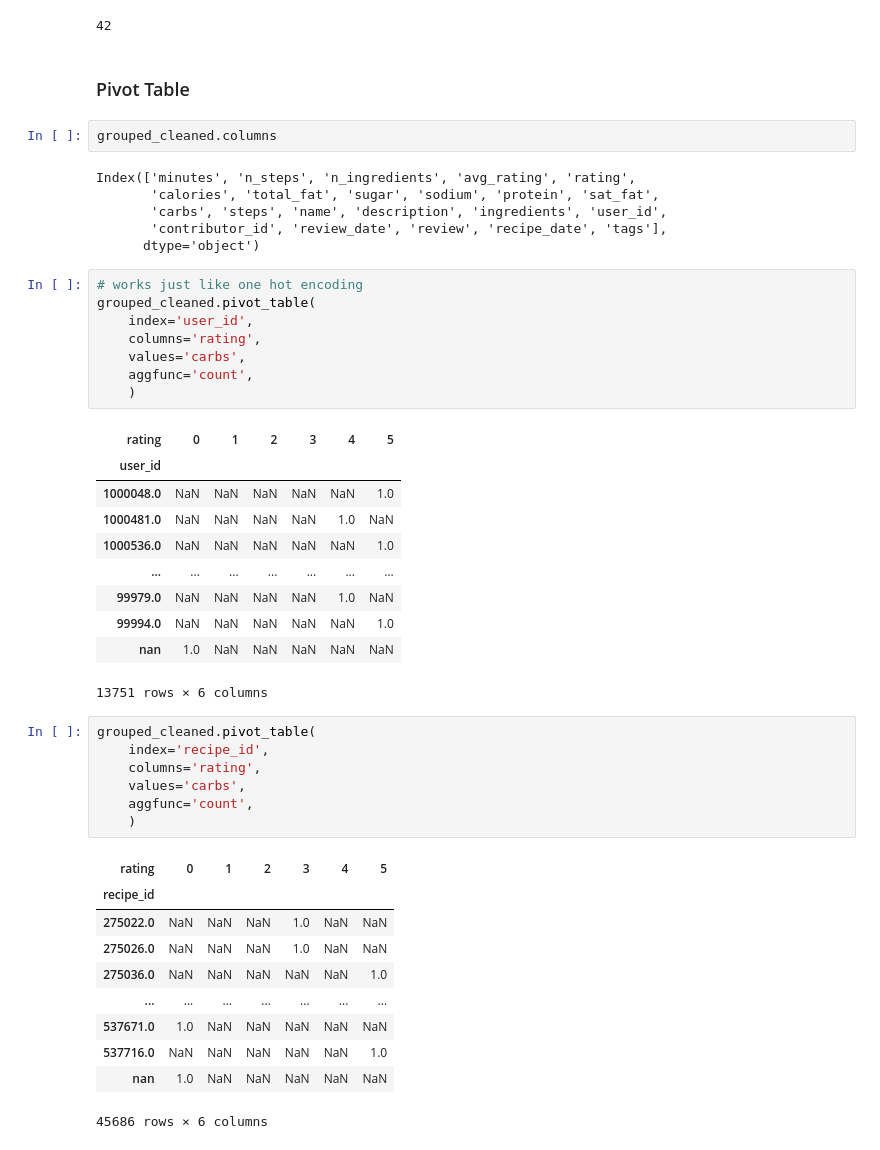
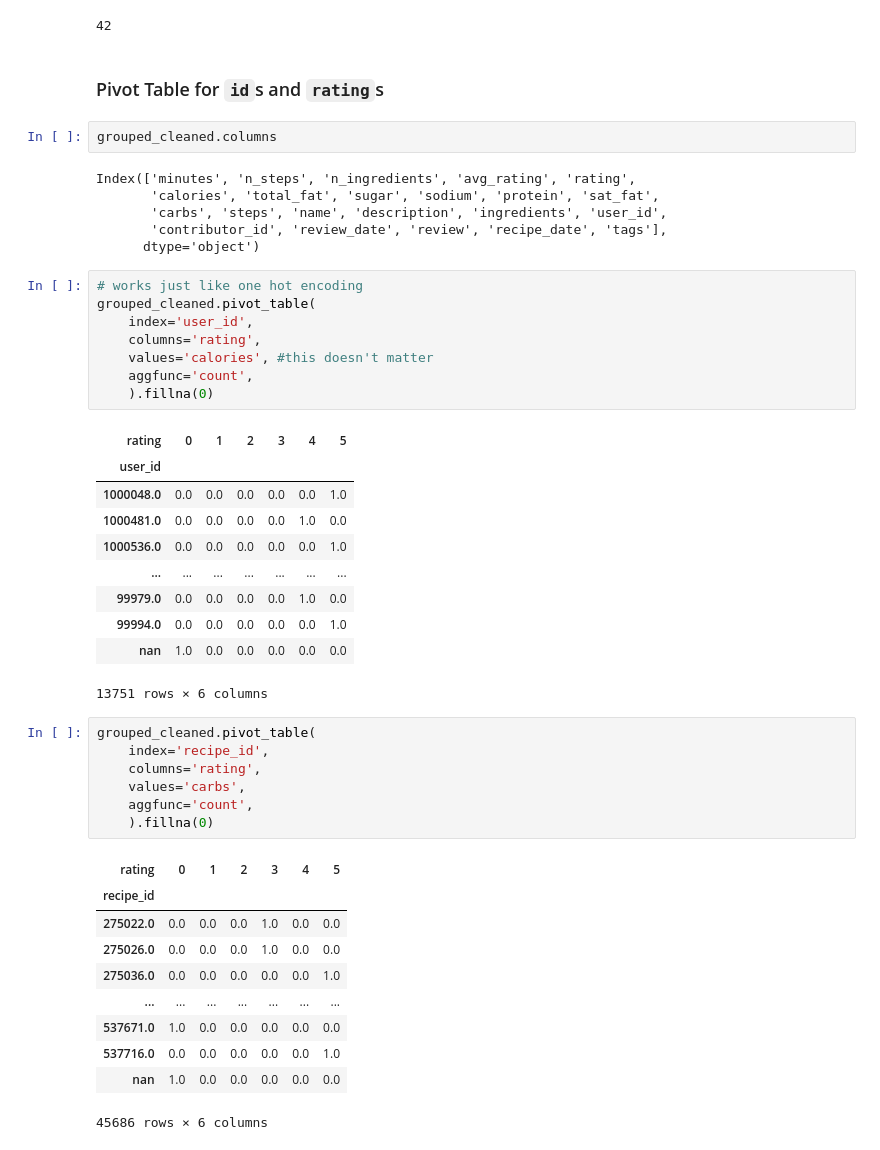
Before and after one commit to KevinBian107/dsc80_proj, a Jupyter notebook: eda.ipynb, the cells around one changed output. Cells and saved outputs as stored; diff of their text form.

```diff
--- a/eda.ipynb
+++ b/eda.ipynb
@@ -236,7 +236,7 @@ len(group_user_df['name'].loc['240552.0'])
 # %% [output]
 42
 # %% [markdown]
-### Pivot Table
+### Pivot Table for `id`s and `rating`s
 # %%
 grouped_cleaned.columns
 # %% [output]
@@ -248,21 +248,21 @@ Index(['minutes', 'n_steps', 'n_ingredients', 'avg_rating', 'rating',
 # %%
 # works just like one hot encoding
 grouped_cleaned.pivot_table(
     index='user_id',
     columns='rating',
-    values='carbs',
+    values='calories', #this doesn't matter
     aggfunc='count',
-    )
+    ).fillna(0)
 # %% [output]
 | rating | 0 | 1 | 2 | 3 | 4 | 5 |
 | user_id |  |  |  |  |  |  |
-| 1000048.0 | NaN | NaN | NaN | NaN | NaN | 1.0 |
-| 1000481.0 | NaN | NaN | NaN | NaN | 1.0 | NaN |
-| 1000536.0 | NaN | NaN | NaN | NaN | NaN | 1.0 |
+| 1000048.0 | 0.0 | 0.0 | 0.0 | 0.0 | 0.0 | 1.0 |
+| 1000481.0 | 0.0 | 0.0 | 0.0 | 0.0 | 1.0 | 0.0 |
+| 1000536.0 | 0.0 | 0.0 | 0.0 | 0.0 | 0.0 | 1.0 |
 | ... | ... | ... | ... | ... | ... | ... |
-| 99979.0 | NaN | NaN | NaN | NaN | 1.0 | NaN |
-| 99994.0 | NaN | NaN | NaN | NaN | NaN | 1.0 |
-| nan | 1.0 | NaN | NaN | NaN | NaN | NaN |
+| 99979.0 | 0.0 | 0.0 | 0.0 | 0.0 | 1.0 | 0.0 |
+| 99994.0 | 0.0 | 0.0 | 0.0 | 0.0 | 0.0 | 1.0 |
+| nan | 1.0 | 0.0 | 0.0 | 0.0 | 0.0 | 0.0 |
 13751 rows × 6 columns
 # %%
 grouped_cleaned.pivot_table(
@@ -270,15 +270,15 @@ grouped_cleaned.pivot_table(
     columns='rating',
     values='carbs',
     aggfunc='count',
-    )
+    ).fillna(0)
 # %% [output]
 | rating | 0 | 1 | 2 | 3 | 4 | 5 |
 | recipe_id |  |  |  |  |  |  |
-| 275022.0 | NaN | NaN | NaN | 1.0 | NaN | NaN |
-| 275026.0 | NaN | NaN | NaN | 1.0 | NaN | NaN |
-| 275036.0 | NaN | NaN | NaN | NaN | NaN | 1.0 |
+| 275022.0 | 0.0 | 0.0 | 0.0 | 1.0 | 0.0 | 0.0 |
+| 275026.0 | 0.0 | 0.0 | 0.0 | 1.0 | 0.0 | 0.0 |
+| 275036.0 | 0.0 | 0.0 | 0.0 | 0.0 | 0.0 | 1.0 |
 | ... | ... | ... | ... | ... | ... | ... |
-| 537671.0 | 1.0 | NaN | NaN | NaN | NaN | NaN |
-| 537716.0 | NaN | NaN | NaN | NaN | NaN | 1.0 |
-| nan | 1.0 | NaN | NaN | NaN | NaN | NaN |
+| 537671.0 | 1.0 | 0.0 | 0.0 | 0.0 | 0.0 | 0.0 |
+| 537716.0 | 0.0 | 0.0 | 0.0 | 0.0 | 0.0 | 1.0 |
+| nan | 1.0 | 0.0 | 0.0 | 0.0 | 0.0 | 0.0 |
 45686 rows × 6 columns
```
Also changed, not shown: parts of 1 cell of this notebook, 2 other files.
